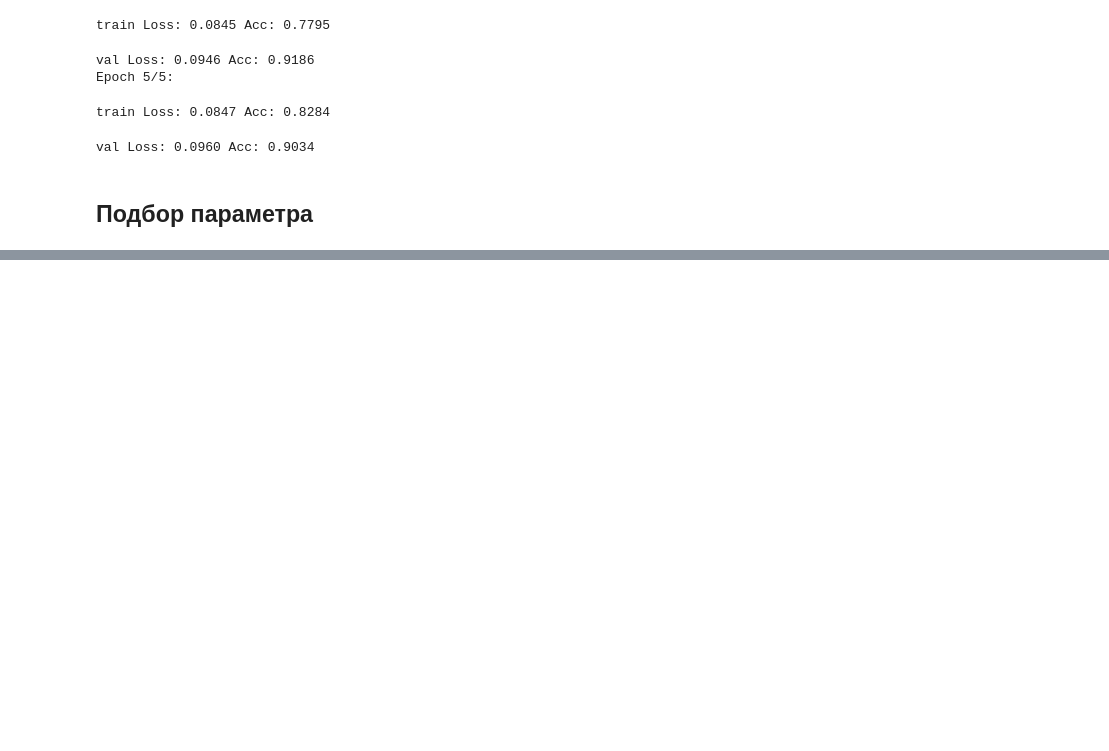
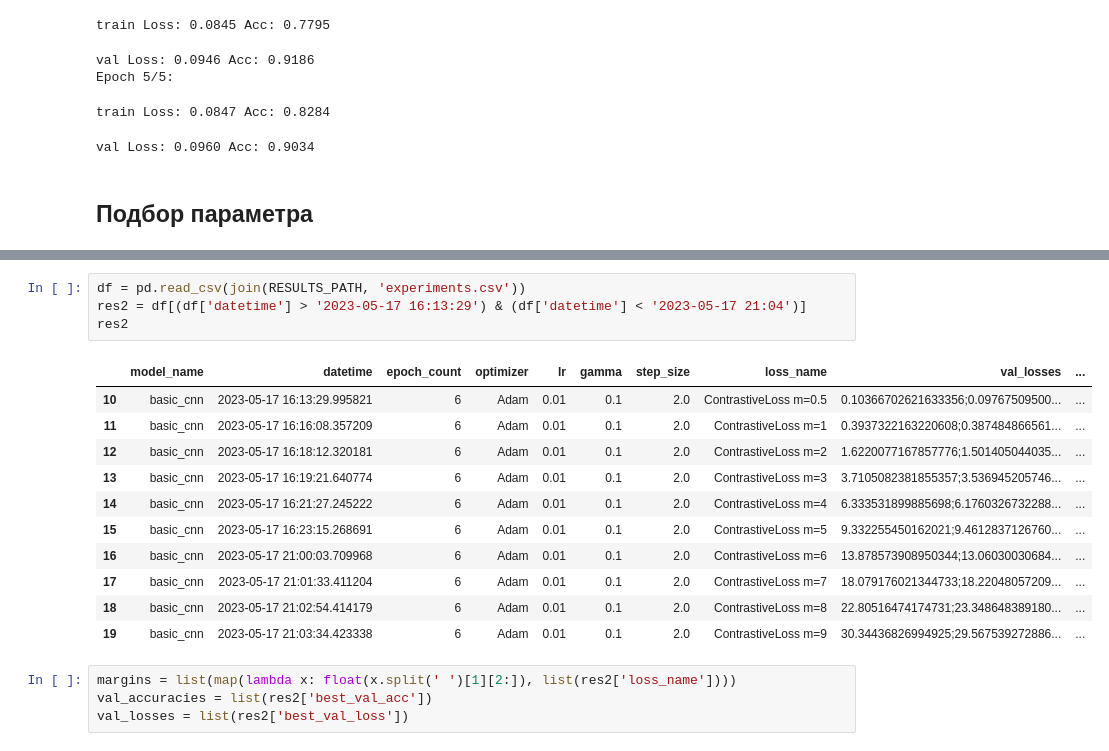
Before and after one commit to BlackKingWhitePawn/reidentification, a Jupyter notebook: siamese_contr_margin.ipynb, the cells around one changed output, grey strips where cells are left out. Saved outputs shown, nothing was run; the diff lists cells and outputs as text; blank space fills up the shorter version.

```diff
--- a/siamese_contr_margin.ipynb
+++ b/siamese_contr_margin.ipynb
@@ -236,0 +264,20 @@ train Loss: 0.3374 Acc: 0.8080
+# %%
+df = pd.read_csv(join(RESULTS_PATH, 'experiments.csv'))
+res2 = df[(df['datetime'] > '2023-05-17 16:13:29') & (df['datetime'] < '2023-05-17 21:04')]
+res2
+# %% [output]
+|  | model_name | datetime | epoch_count | optimizer | lr | gamma | step_size | loss_name | val_losses | ... |
+| 10 | basic_cnn | 2023-05-17 16:13:29.995821 | 6 | Adam | 0.01 | 0.1 | 2.0 | ContrastiveLoss m=0.5 | 0.10366702621633356;0.09767509500... | ... |
+| 11 | basic_cnn | 2023-05-17 16:16:08.357209 | 6 | Adam | 0.01 | 0.1 | 2.0 | ContrastiveLoss m=1 | 0.3937322163220608;0.387484866561... | ... |
+| 12 | basic_cnn | 2023-05-17 16:18:12.320181 | 6 | Adam | 0.01 | 0.1 | 2.0 | ContrastiveLoss m=2 | 1.6220077167857776;1.501405044035... | ... |
+| 13 | basic_cnn | 2023-05-17 16:19:21.640774 | 6 | Adam | 0.01 | 0.1 | 2.0 | ContrastiveLoss m=3 | 3.7105082381855357;3.536945205746... | ... |
+| 14 | basic_cnn | 2023-05-17 16:21:27.245222 | 6 | Adam | 0.01 | 0.1 | 2.0 | ContrastiveLoss m=4 | 6.333531899885698;6.1760326732288... | ... |
+| 15 | basic_cnn | 2023-05-17 16:23:15.268691 | 6 | Adam | 0.01 | 0.1 | 2.0 | ContrastiveLoss m=5 | 9.332255450162021;9.4612837126760... | ... |
+| 16 | basic_cnn | 2023-05-17 21:00:03.709968 | 6 | Adam | 0.01 | 0.1 | 2.0 | ContrastiveLoss m=6 | 13.878573908950344;13.06030030684... | ... |
+| 17 | basic_cnn | 2023-05-17 21:01:33.411204 | 6 | Adam | 0.01 | 0.1 | 2.0 | ContrastiveLoss m=7 | 18.079176021344733;18.22048057209... | ... |
+| 18 | basic_cnn | 2023-05-17 21:02:54.414179 | 6 | Adam | 0.01 | 0.1 | 2.0 | ContrastiveLoss m=8 | 22.80516474174731;23.348648389180... | ... |
+| 19 | basic_cnn | 2023-05-17 21:03:34.423338 | 6 | Adam | 0.01 | 0.1 | 2.0 | ContrastiveLoss m=9 | 30.34436826994925;29.567539272886... | ... |
+# %%
+margins = list(map(lambda x: float(x.split(' ')[1][2:]), list(res2['loss_name'])))
+val_accuracies = list(res2['best_val_acc'])
+val_losses = list(res2['best_val_loss'])
```
Also changed, not shown: parts of 8 cells of this notebook, 3 other files.
